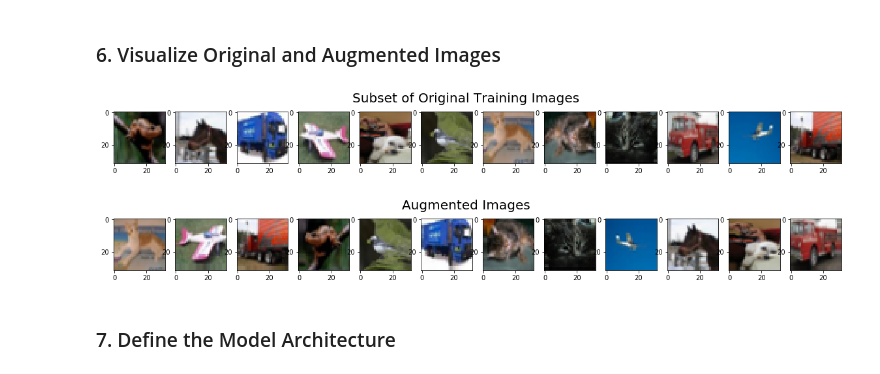
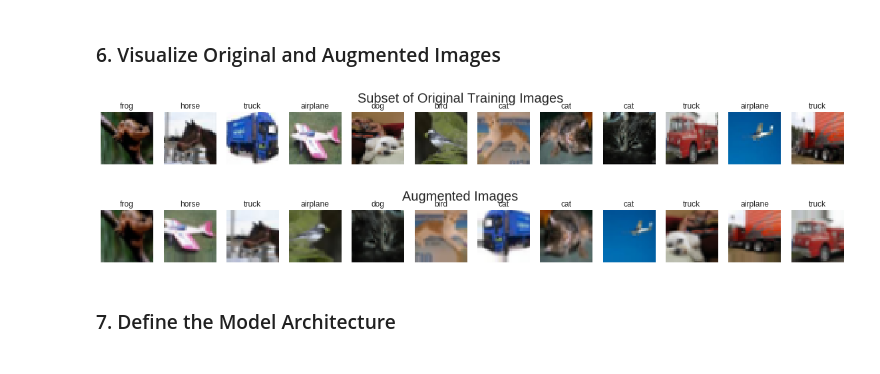
Before and after one commit to arpitsharma9/01_machine_learning, a Jupyter notebook: 02_cnn/cifar10_augmentation_tpu_1.0.ipynb, the cells around one changed output. Saved outputs shown, nothing was run; the diff lists cells and outputs as text; code cells hidden in the pictures.

```diff
--- a/02_cnn/cifar10_augmentation_tpu_1.0.ipynb
+++ b/02_cnn/cifar10_augmentation_tpu_1.0.ipynb
@@ -23,9 +67,0 @@ Using TensorFlow backend.
-# %%
-import numpy as np
-import matplotlib.pyplot as plt
-%matplotlib inline
-
-fig = plt.figure(figsize=(20,5))
-for i in range(36):
-    ax = fig.add_subplot(3, 12, i + 1, xticks=[], yticks=[])
-    ax.imshow(np.squeeze(x_train[i]))
@@ -40,17 +93,17 @@ x_test = x_test.astype('float32')/255
 # %% [markdown]
 ### 4.  Break Dataset into Training, Testing, and Validation Sets
 # %%
-from keras.utils import np_utils
+import tensorflow.keras.utils as util
 
 # break training set into training and validation sets
-(x_train, x_valid) = x_train[5000:], x_train[:5000]
-(y_train, y_valid) = y_train[5000:], y_train[:5000]
+(x_train, x_valid) = x_train_full[5000:], x_train_full[:5000]
+(y_train, y_valid) = y_train_full[5000:], y_train_full[:5000]
 
 # one-hot encode the labels
 num_classes = len(np.unique(y_train))
-y_train = keras.utils.to_categorical(y_train, num_classes)
-y_test = keras.utils.to_categorical(y_test, num_classes)
-y_valid = keras.utils.to_categorical(y_valid, num_classes)
+y_train = util.to_categorical(y_train, num_classes)
+y_test = util.to_categorical(y_test, num_classes)
+y_valid = util.to_categorical(y_valid, num_classes)
 
 # print shape of training set
 print('x_train shape:', x_train.shape)
@@ -67,44 +120,58 @@ x_train shape: (45000, 32, 32, 3)
 # %% [markdown]
 ### 5. Create and Configure Augmented Image Generator
 # %%
-from keras.preprocessing.image import ImageDataGenerator
+from tensorflow.keras.preprocessing.image import ImageDataGenerator
 
 # create and configure augmented image generator
 datagen_train = ImageDataGenerator(
     width_shift_range=0.1,  # randomly shift images horizontally (10% of total width)
     height_shift_range=0.1,  # randomly shift images vertically (10% of total height)
-    horizontal_flip=True) # randomly flip images horizontally
+    horizontal_flip=True, # randomly flip images horizontally
+    rescale=1. / 255,
+    shear_range=0.2,
+    zoom_range=0.2,
+    )
 
 # fit augmented image generator on data
 datagen_train.fit(x_train)
+
+# this is the augmentation configuration we will use for testing:
+# only rescaling
+datagen_test = ImageDataGenerator(rescale=1. / 255)
 # %% [markdown]
 ### 6. Visualize Original and Augmented Images
 # %%
 import matplotlib.pyplot as plt
 
 # take subset of training data
 x_train_subset = x_train[:12]
+y_labels = np.argmax(y_train[:12].astype(int),axis=1)
+#print(y_labels)
 
 # visualize subset of training data
 fig = plt.figure(figsize=(20,2))
 for i in range(0, len(x_train_subset)):
-    ax = fig.add_subplot(1, 12, i+1)
+    ax = fig.add_subplot(1, 12, i+1,xticks=[],yticks=[])
     ax.imshow(x_train_subset[i])
+    idx = y_labels[i]
+    ax.set_title(classnames[idx])
 fig.suptitle('Subset of Original Training Images', fontsize=20)
 plt.show()
 
 # visualize augmented images
 fig = plt.figure(figsize=(20,2))
 for x_batch in datagen_train.flow(x_train_subset, batch_size=12):
     for i in range(0, 12):
-        ax = fig.add_subplot(1, 12, i+1)
+        ax = fig.add_subplot(1, 12, i+1,xticks=[],yticks=[])
         ax.imshow(x_batch[i])
+        idx = y_labels[i]
+        ax.set_title(classnames[idx])
     fig.suptitle('Augmented Images', fontsize=20)
     plt.show()
     break;
 # %% [output]
-[figure, old version]
+[figure, new version]
-[figure, old version]
+[figure, new version]
 # %% [markdown]
 ### 7. Define the Model Architecture
 # %%
```
Also changed, not shown: parts of 28 cells of this notebook.
